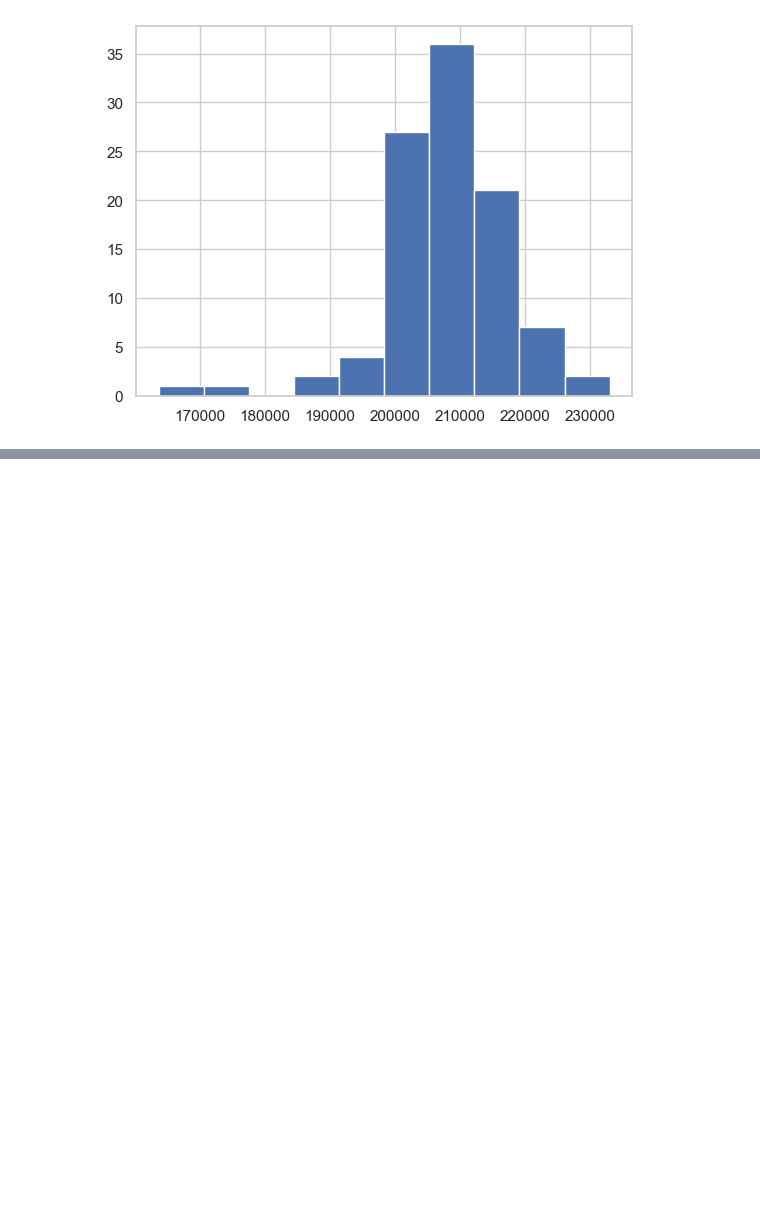
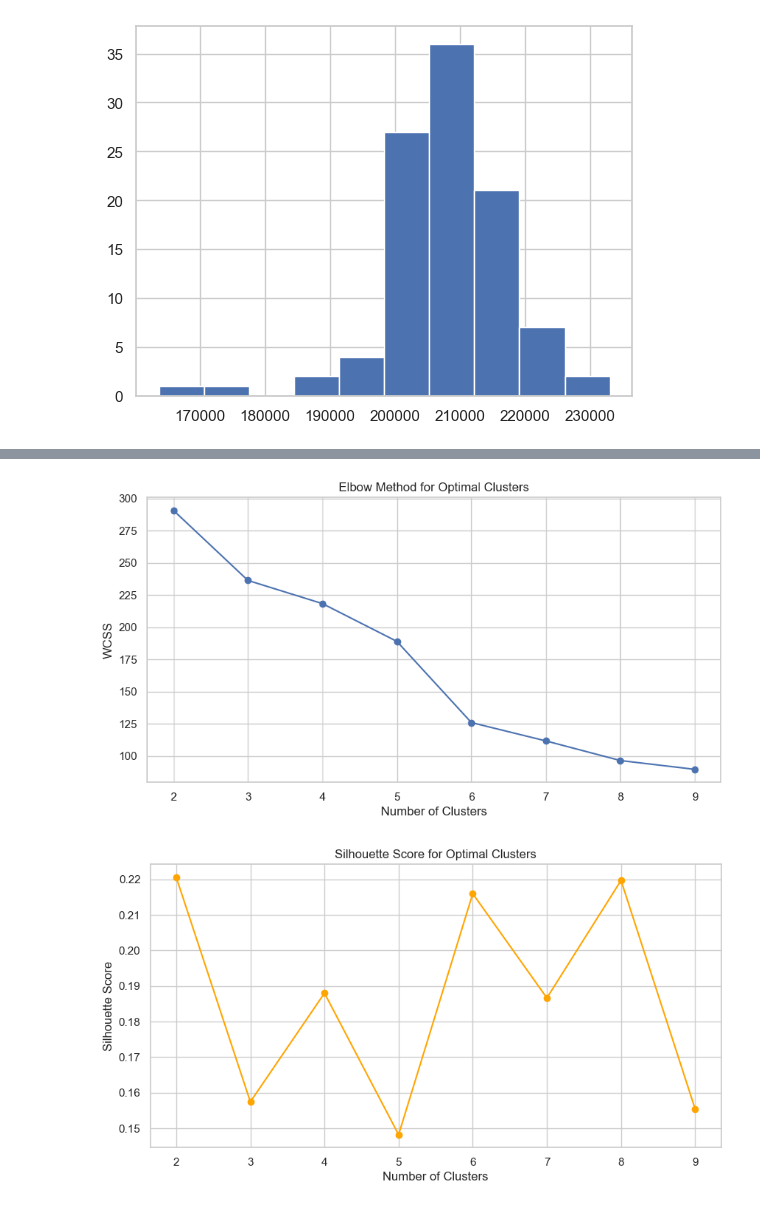
Before and after one commit to hayooniverse/Spotify-Recommendation-Systems, a Jupyter notebook: data_visualization/dataviz.ipynb, the cells around one changed output, grey strips where cells are left out. Saved outputs shown, nothing was run; the diff lists cells and outputs as text; code cells hidden in the pictures; blank space fills up the shorter version.

```diff
--- a/data_visualization/dataviz.ipynb
+++ b/data_visualization/dataviz.ipynb
@@ -550,0 +621,34 @@ plt.show()
+# %%
+from sklearn.metrics import silhouette_score
+import matplotlib.pyplot as plt
+
+wcss = []
+silhouette_scores = []
+K = range(2, 10)  # Test 2 to 9 clusters
+
+for k in K:
+    kmeans = KMeans(n_clusters=k, random_state=42)
+    kmeans.fit(scaled_features)
+    wcss.append(kmeans.inertia_)  # Append WCSS
+    silhouette_scores.append(silhouette_score(scaled_features, kmeans.labels_))  # Append silhouette score
+
+# Plot the Elbow Method
+plt.figure(figsize=(10, 5))
+plt.plot(K, wcss, marker='o')
+plt.title('Elbow Method for Optimal Clusters')
+plt.xlabel('Number of Clusters')
+plt.ylabel('WCSS')
+plt.grid(True)
+plt.show()
+
+# Plot Silhouette Scores
+plt.figure(figsize=(10, 5))
+plt.plot(K, silhouette_scores, marker='o', color='orange')
+plt.title('Silhouette Score for Optimal Clusters')
+plt.xlabel('Number of Clusters')
+plt.ylabel('Silhouette Score')
+plt.grid(True)
+plt.show()
+# %% [output]
+[figure, added]
+[figure, added]
```
Also changed, not shown: parts of 25 cells of this notebook.
